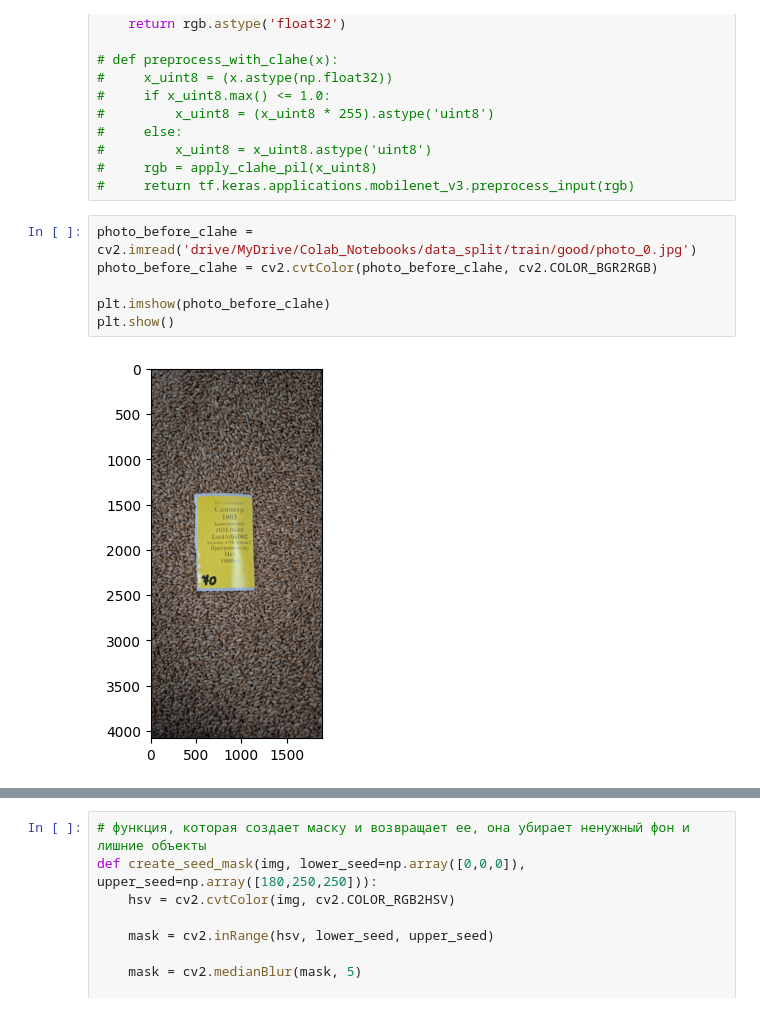
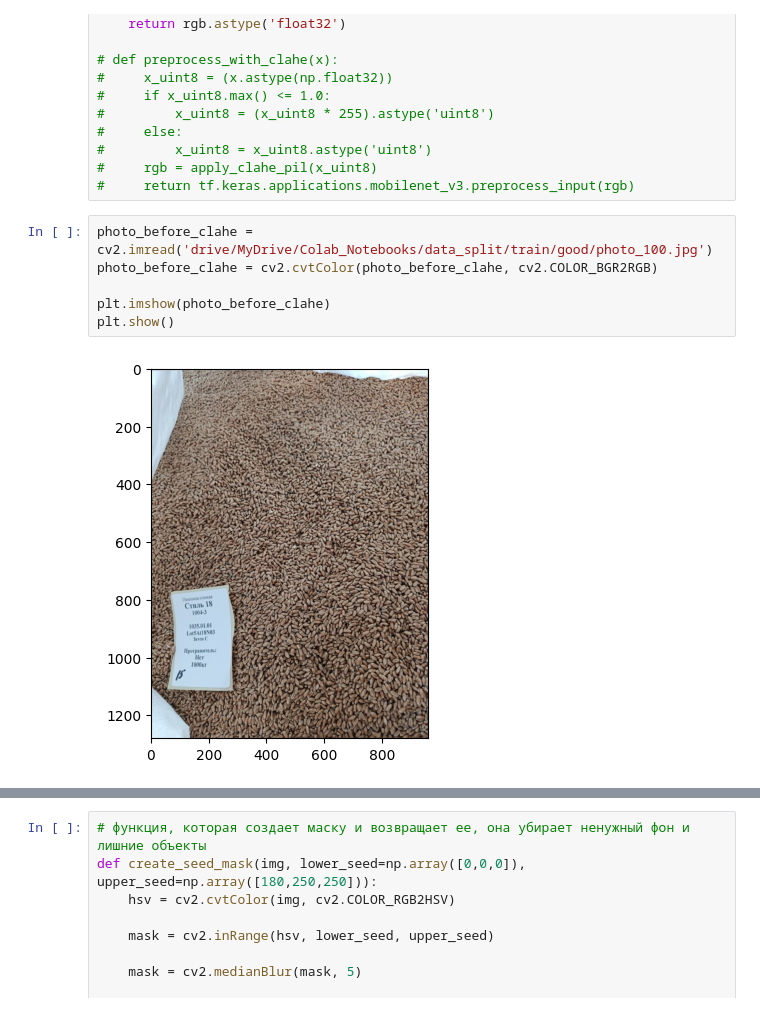
Before and after one commit to hdl0909/classification-of-seeds-by-quality, a Jupyter notebook: model.ipynb, the cells around one changed output, grey strips where cells are left out. Cells and saved outputs as stored; diff of their text form.

```diff
--- a/model.ipynb
+++ b/model.ipynb
@@ -143,13 +144,13 @@ def apply_clahe_pil(img):
 #     rgb = apply_clahe_pil(x_uint8)
 #     return tf.keras.applications.mobilenet_v3.preprocess_input(rgb)
 # %%
-photo_before_clahe = cv2.imread('drive/MyDrive/Colab_Notebooks/data_split/train/good/photo_0.jpg')
+photo_before_clahe = cv2.imread('drive/MyDrive/Colab_Notebooks/data_split/train/good/photo_100.jpg')
 photo_before_clahe = cv2.cvtColor(photo_before_clahe, cv2.COLOR_BGR2RGB)
 
 plt.imshow(photo_before_clahe)
 plt.show()
 # %% [output]
-[figure, old version]
+[figure, new version]
 # %%
 photo_after_clahe = apply_clahe_pil(photo_before_clahe.astype('uint8'))
 
```
Also changed, not shown: parts of 33 cells of this notebook.
